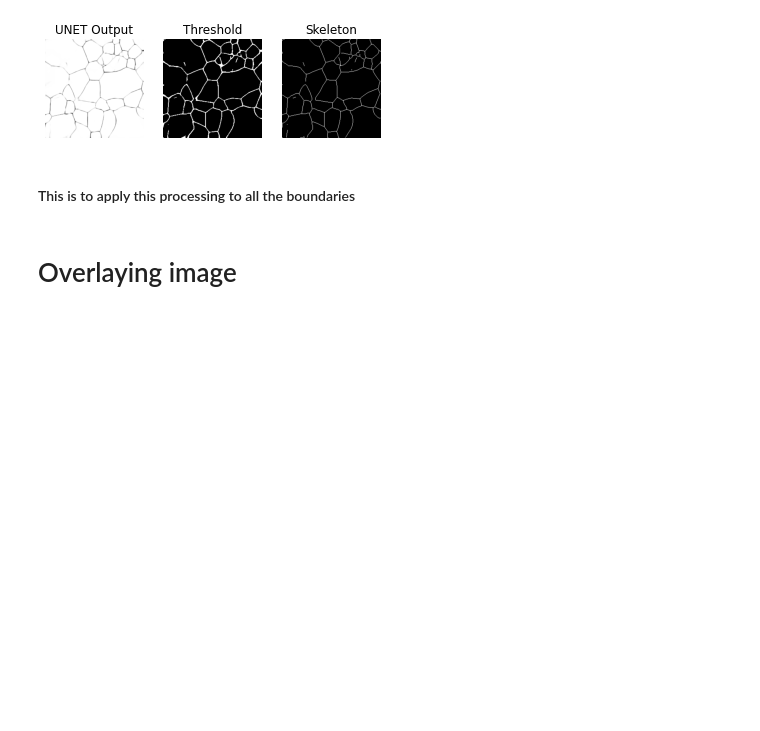
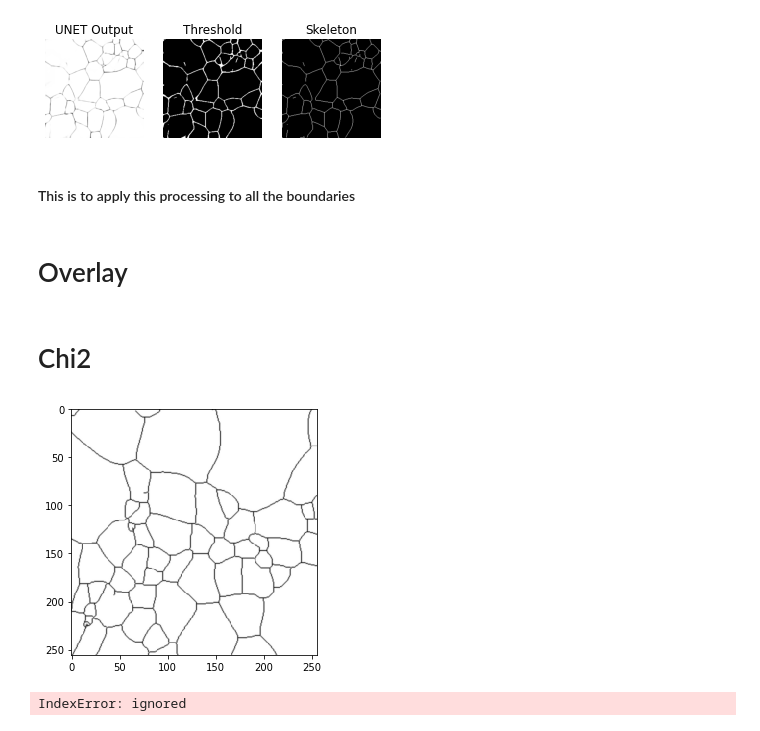
Before and after one commit to xkstein/Grain-U-Net, a Jupyter notebook: main.ipynb, the cells around one changed output. Saved outputs shown, nothing was run; the diff lists cells and outputs as text; code cells hidden in the pictures; blank space fills up the shorter version.

Commit message:
Still working on chi2test, colab is just being terrible

```diff
--- a/main.ipynb
+++ b/main.ipynb
@@ -119,5 +119,5 @@ for i in range(test_n):
     im_path = f'{test_dir}{i}_predict.png'
     skel = 255 * post_process(im_path, thresh=250)
     io.imsave(f'{test_dir}{i}_processed.png', skel.astype('uint8'))
-# %% [markdown]
-# Overlaying image
+# %% [markdown]
+# Overlay
@@ -123,0 +144,33 @@ for i in range(test_n):
+# %% [markdown]
+# Chi2
+# %%
+from chi2test import *
+from skimage import io, transform
+import numpy as np
+
+traced_n = 13
+traced_dir = 'data/test/key/'
+
+ml_img = io.imread('data/test/5_processed.png')
+key_img = transform.resize(io.imread('data/test/key/5.png'), ml_img.shape)
+
+io.imshow(key_img)
+io.show()
+
+results = chi2test(ml_img, key_img)
+
+print(results)
+
+'''
+offset_x = int(results["x"][0])
+offset_y = int(results["y"][0])
+fusionimg = np.zeros((img2.shape[0], img2.shape[1], 3))
+fusionimg[offset_x:, offset_y:, 0] = img
+fusionimg[:, :, 1] = img2
+
+io.imshow(fusionimg)
+io.show()
+'''
+# %% [output]
+[figure, added]
+IndexError: ignored
```
Also changed, not shown: parts of 1 cell of this notebook, 1 other file.
